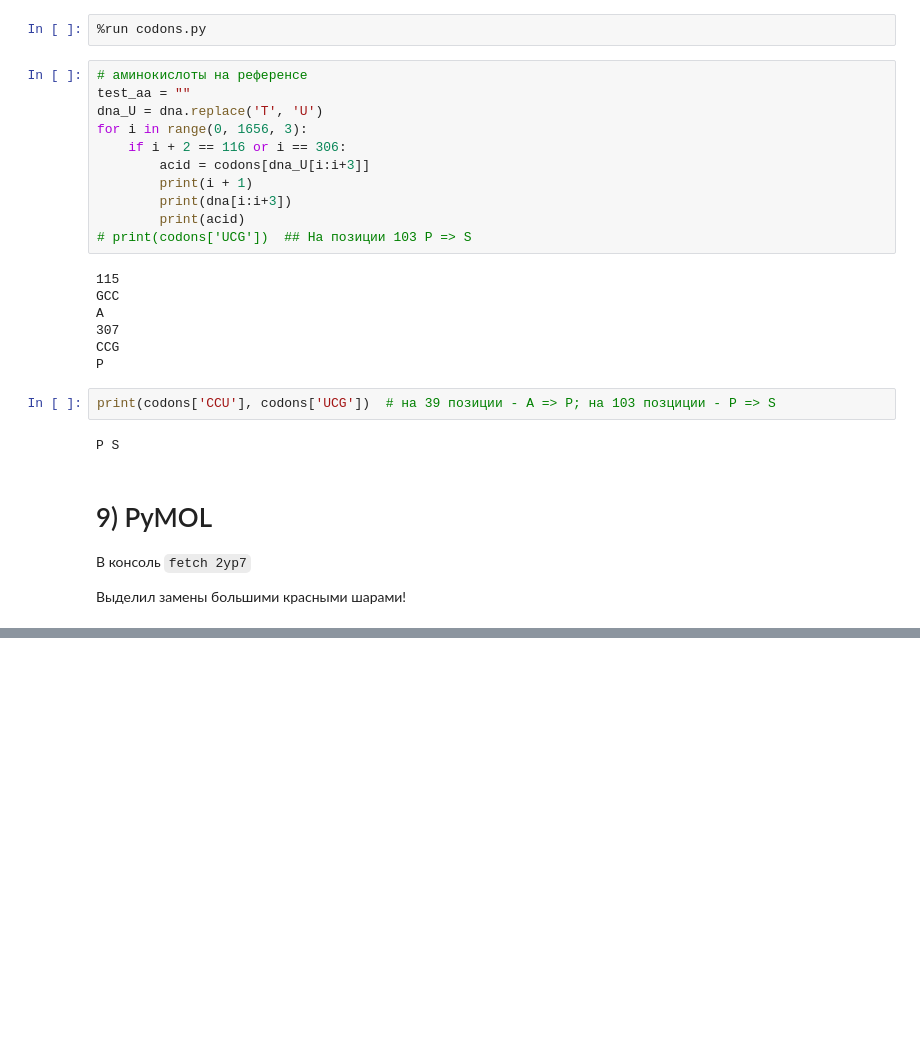
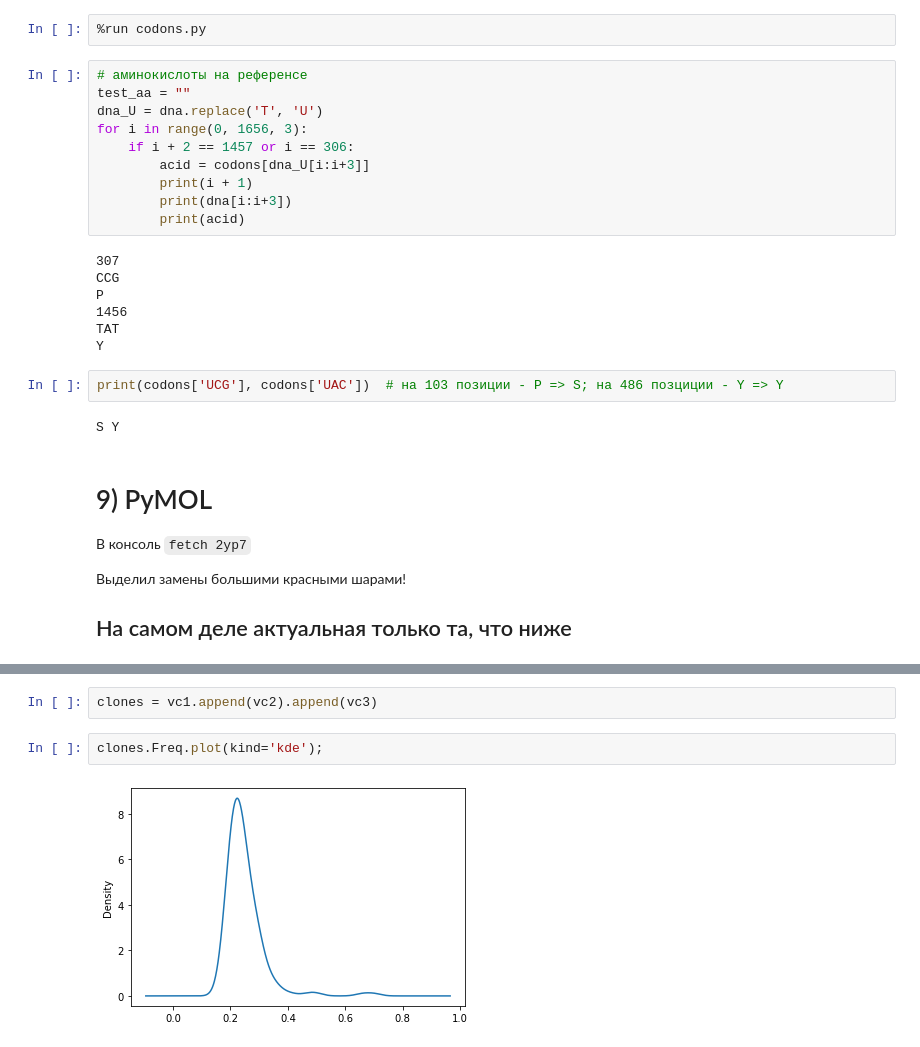
Before and after one commit to iam28th/BI-alg-bioinformatics, a Jupyter notebook: Project2/LabJournal.ipynb, the cells around one changed output, grey strips where cells are left out. Cells and saved outputs as stored; diff of their text form; blank space fills up the shorter version.

```diff
--- a/Project2/LabJournal.ipynb
+++ b/Project2/LabJournal.ipynb
@@ -347,30 +414,37 @@ aa
 test_aa = ""
 dna_U = dna.replace('T', 'U')
 for i in range(0, 1656, 3):
-    if i + 2 == 116 or i == 306:
+    if i + 2 == 1457 or i == 306:
         acid = codons[dna_U[i:i+3]]
         print(i + 1)
         print(dna[i:i+3])
         print(acid)
-# print(codons['UCG'])  ## На позиции 103 P => S
 # %% [output]
-115
-GCC
-A
 307
 CCG
 P
+1456
+TAT
+Y
 # %%
-print(codons['CCU'], codons['UCG'])  # на 39 позиции - A => P; на 103 позциции - P => S
+print(codons['UCG'], codons['UAC'])  # на 103 позиции - P => S; на 486 позциции - Y => Y
 # %% [output]
-P S
+S Y
 # %% [markdown]
 # 9) PyMOL
 
 В консоль `fetch 2yp7`
 
 Выделил замены большими красными шарами!
+
+## На самом деле актуальная только та, что ниже
 # %%
 Image(url='https://sun9-15.userapi.com/oUH8jHk50X6K_x2lNTJ38JRea2DP-OKHaVUTyA/GdnQKk_ylsQ.jpg')
 # %% [output]
 [interactive output not drawn]
+# %%
+clones = vc1.append(vc2).append(vc3)
+# %%
+clones.Freq.plot(kind='kde');
+# %% [output]
+[figure, added]
```
Also changed, not shown: parts of 11 cells of this notebook.
